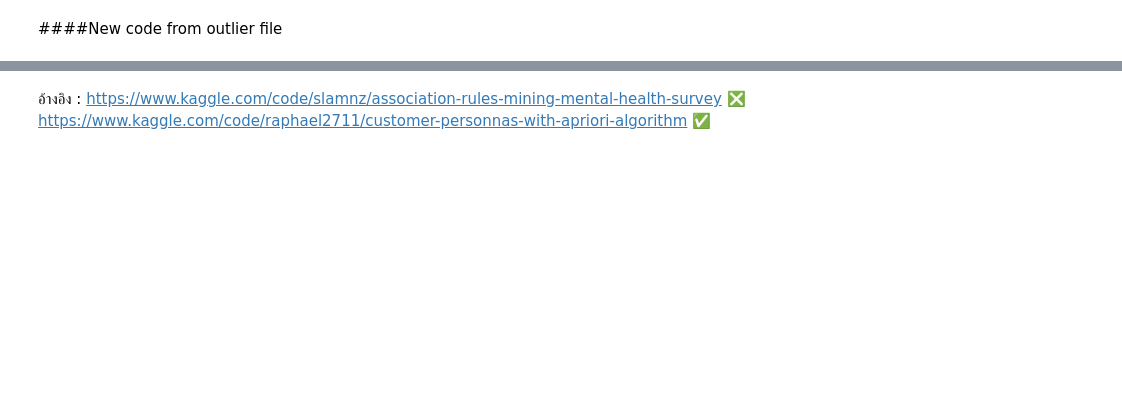
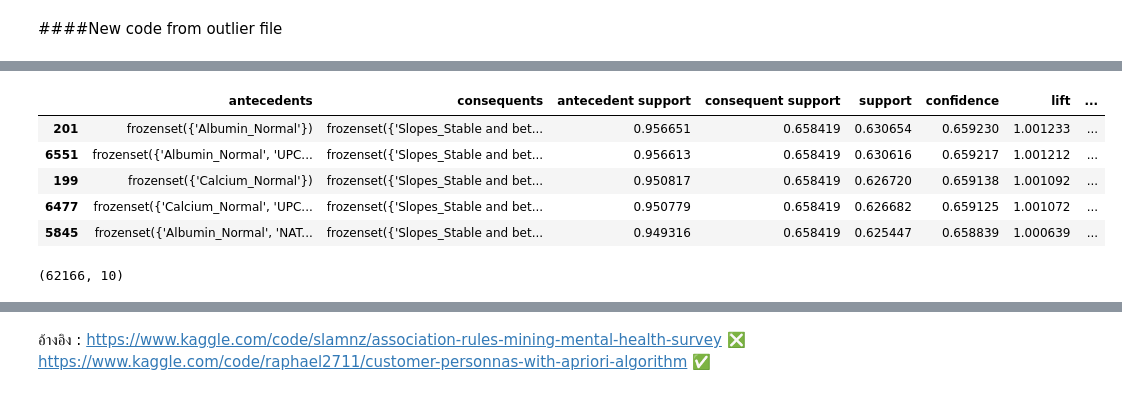
Before and after one commit to Aomaphisara/ULckdresearch2023, a Jupyter notebook: Losso+Association_rule.ipynb, the cells around one changed output, grey strips where cells are left out. Saved outputs shown, nothing was run; the diff lists cells and outputs as text; code cells hidden in the pictures; blank space fills up the shorter version.

```diff
--- a/Losso+Association_rule.ipynb
+++ b/Losso+Association_rule.ipynb
@@ -1090,0 +949,18 @@ results_eGFR_stage5.head()
+# %%
+sorted_rules_slopes = rules_slopes.sort_values(by='support', ascending=False)
+sorted_rules_slopes.head()
+# %% [output]
+|  | antecedents | consequents | antecedent support | consequent support | support | confidence | lift | ... |
+| 201 | frozenset({'Albumin_Normal'}) | frozenset({'Slopes_Stable and bet... | 0.956651 | 0.658419 | 0.630654 | 0.659230 | 1.001233 | ... |
+| 6551 | frozenset({'Albumin_Normal', 'UPC... | frozenset({'Slopes_Stable and bet... | 0.956613 | 0.658419 | 0.630616 | 0.659217 | 1.001212 | ... |
+| 199 | frozenset({'Calcium_Normal'}) | frozenset({'Slopes_Stable and bet... | 0.950817 | 0.658419 | 0.626720 | 0.659138 | 1.001092 | ... |
+| 6477 | frozenset({'Calcium_Normal', 'UPC... | frozenset({'Slopes_Stable and bet... | 0.950779 | 0.658419 | 0.626682 | 0.659125 | 1.001072 | ... |
+| 5845 | frozenset({'Albumin_Normal', 'NAT... | frozenset({'Slopes_Stable and bet... | 0.949316 | 0.658419 | 0.625447 | 0.658839 | 1.000639 | ... |
+# %%
+# ใช้ query เพื่อเลือกรายการที่มี support ที่เริ่มต้นที่ 0.2 แต่น้อยกว่า 0.3
+filtered_rules = rules_slopes.query('0.2 <= support < 0.3').sort_values(by='confidence', ascending=False)
+
+# แสดงผลลัพธ์
+filtered_rules.shape
+# %% [output]
+(62166, 10)
```
Also changed, not shown: parts of 54 cells of this notebook.
